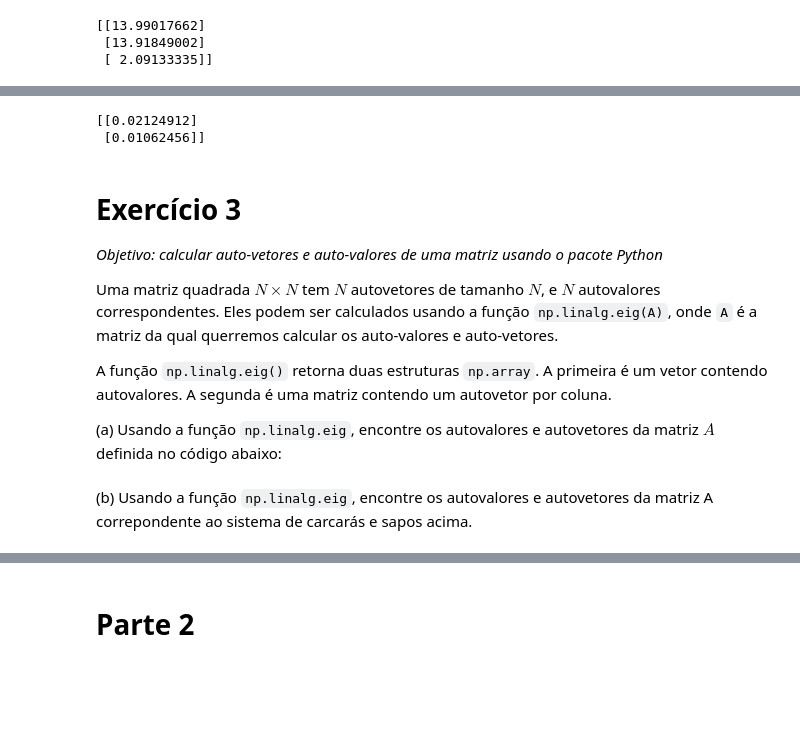
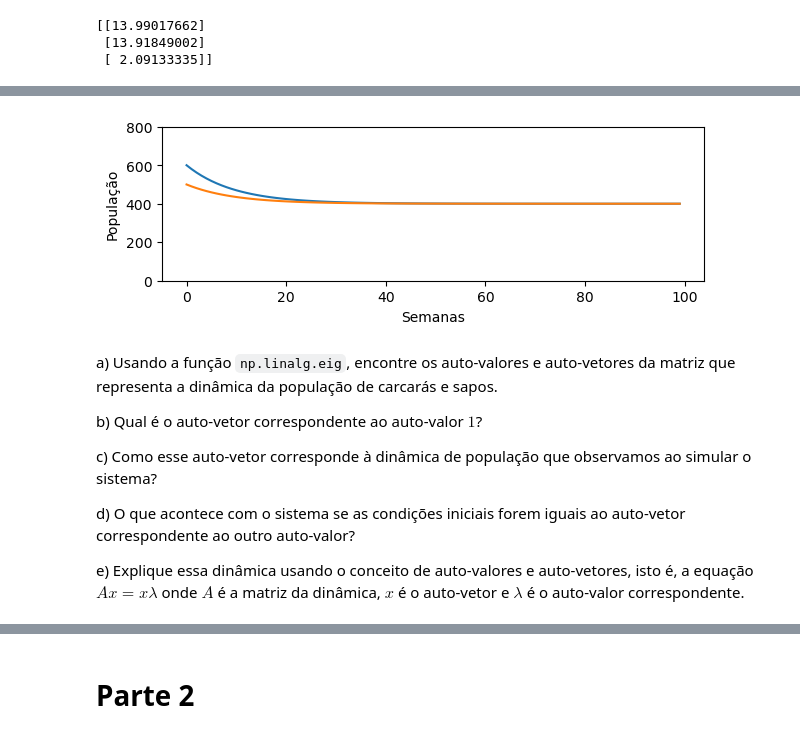
Before and after one commit to tiagoft/alglin, a Jupyter notebook: notebooks/05-autovetores_e_autovetores.ipynb, the cells around one changed output, grey strips where cells are left out. Saved outputs shown, nothing was run; the diff lists cells and outputs as text; code cells hidden in the pictures; blank space fills up the shorter version.

```diff
--- a/notebooks/05-autovetores_e_autovetores.ipynb
+++ b/notebooks/05-autovetores_e_autovetores.ipynb
@@ -153,20 +194,19 @@ Vamos supor duas condições iniciais: 500 carcarás e 500 mil sapos, e, após,
 # %%
 A = np.array([[0.8, 0.2], [-0.1,  1.1]])
-#x = np.array([[500],[500]])
-x = np.array([[800], [400]])
+x = np.array([[600], [500]])
+populacao_carcaras = []
+populacao_sapos = []
 for _ in range(100):
+    populacao_carcaras.append(x[0,0])
+    populacao_sapos.append(x[1,0])
     x = A @ x
 
-print(x)
+plt.figure(figsize=(7,2))
+plt.plot(populacao_carcaras, label='Carcarás')
+plt.plot(populacao_sapos, label='Sapos (* 1000)')
+plt.ylim([0,800])
+plt.ylabel('População')
+plt.xlabel('Semanas')
+plt.show()
 # %% [output]
-[[0.02124912]
- [0.01062456]]
+[figure, added]
-# %% [markdown]
-# Exercício 3
-*Objetivo: calcular auto-vetores e auto-valores de uma matriz usando o pacote Python*
-
-Uma matriz quadrada $N \times N$ tem $N$ autovetores de tamanho $N$, e $N$ autovalores correspondentes. Eles podem ser calculados usando a função `np.linalg.eig(A)`, onde `A` é a matriz da qual querremos calcular os auto-valores e auto-vetores.
-
-A função `np.linalg.eig()` retorna duas estruturas `np.array`. A primeira é um vetor contendo autovalores. A segunda é uma matriz contendo um autovetor por coluna.
-
-(a) Usando a função `np.linalg.eig`, encontre os autovalores e autovetores da matriz $A$ definida no código abaixo:
@@ -175,2 +213,10 @@ A = np.array( [[1, 2, 3, 4], [4, 3, 2, 0], [0, 0, 0, 1], [1, 0, 2, 3]])
-# %% [markdown]
-(b) Usando a função `np.linalg.eig`, encontre os autovalores e autovetores da matriz A correpondente ao sistema de carcarás e sapos acima.
+# %% [markdown]
+a) Usando a função `np.linalg.eig`, encontre os auto-valores e auto-vetores da matriz que representa a dinâmica da população de carcarás e sapos.
+
+b) Qual é o auto-vetor correspondente ao auto-valor $1$?
+
+c) Como esse auto-vetor corresponde à dinâmica de população que observamos ao simular o sistema?
+
+d) O que acontece com o sistema se as condições iniciais forem iguais ao auto-vetor correspondente ao outro auto-valor?
+
+e) Explique essa dinâmica usando o conceito de auto-valores e auto-vetores, isto é, a equação $Ax = x \lambda$ onde $A$ é a matriz da dinâmica, $x$ é o auto-vetor e $\lambda$ é o auto-valor correspondente.
```
Also changed, not shown: parts of 18 cells of this notebook.
